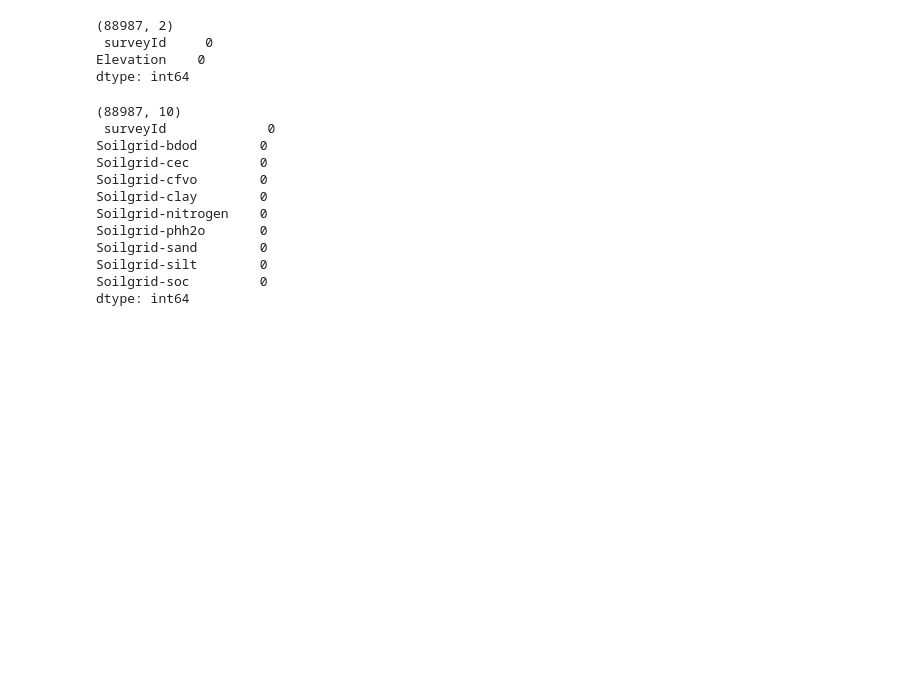
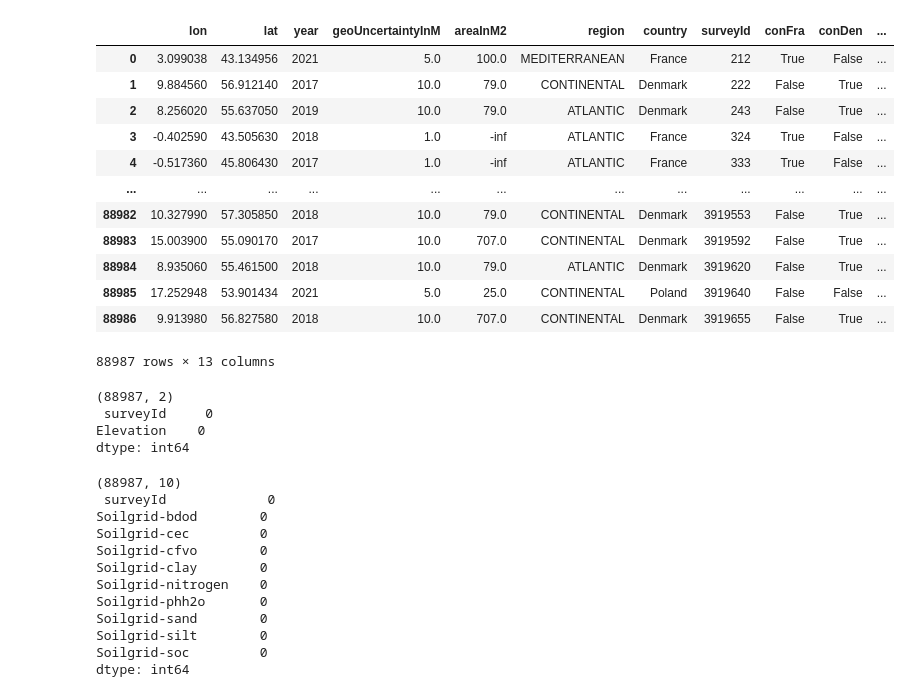
Before and after one commit to gtikhonov/geolifeclef, a Jupyter notebook: prithvi/exploration.ipynb, the cells around one changed output. Saved outputs shown, nothing was run; the diff lists cells and outputs as text; code cells hidden in the pictures; blank space fills up the shorter version.

```diff
--- a/prithvi/exploration.ipynb
+++ b/prithvi/exploration.ipynb
@@ -21,10 +21,31 @@ train_metadata['speciesId'] = train_metadata['speciesId'].astype(int)
 train_label_dict = train_metadata.groupby('surveyId')['speciesId'].apply(list).to_dict()
 train_metadata = train_metadata.drop_duplicates(subset="surveyId").reset_index(drop=True).drop('speciesId', axis=1)
 train_metadata['areaInM2'].fillna((train_metadata['areaInM2'].mean()), inplace=True)
+train_metadata["conFra"] = train_metadata["country"] == "France"
+train_metadata["conDen"] = train_metadata["country"] == "Denmark"
+train_metadata["conNet"] = train_metadata["country"] == "Netherlands"
+train_metadata["conIta"] = train_metadata["country"] == "Italy"
+train_metadata["conOther"] = ~train_metadata["country"].isin(["France","Denmark","Netherlands","Italy"])
 train_elevation = pd.read_csv(os.path.join(path_data, "EnvironmentalValues", "Elevation", "GLC25-PA-train-elevation.csv"))
 train_elevation['Elevation'].fillna((train_elevation['Elevation'].mean()), inplace=True)
 train_soil = pd.read_csv(os.path.join(path_data, "EnvironmentalValues", "SoilGrids", "GLC25-PA-train-soilgrids.csv"))
-meta_columns = ["areaInM2", "Elevation"]
+meta_columns = ["areaInM2", "Elevation", "conFra", "conDen", "conNet", "conIta", "conOther"]
+# %%
+train_metadata
+# %% [output]
+|  | lon | lat | year | geoUncertaintyInM | areaInM2 | region | country | surveyId | conFra | conDen | ... |
+| 0 | 3.099038 | 43.134956 | 2021 | 5.0 | 100.0 | MEDITERRANEAN | France | 212 | True | False | ... |
+| 1 | 9.884560 | 56.912140 | 2017 | 10.0 | 79.0 | CONTINENTAL | Denmark | 222 | False | True | ... |
+| 2 | 8.256020 | 55.637050 | 2019 | 10.0 | 79.0 | ATLANTIC | Denmark | 243 | False | True | ... |
+| 3 | -0.402590 | 43.505630 | 2018 | 1.0 | -inf | ATLANTIC | France | 324 | True | False | ... |
+| 4 | -0.517360 | 45.806430 | 2017 | 1.0 | -inf | ATLANTIC | France | 333 | True | False | ... |
+| ... | ... | ... | ... | ... | ... | ... | ... | ... | ... | ... | ... |
+| 88982 | 10.327990 | 57.305850 | 2018 | 10.0 | 79.0 | CONTINENTAL | Denmark | 3919553 | False | True | ... |
+| 88983 | 15.003900 | 55.090170 | 2017 | 10.0 | 707.0 | CONTINENTAL | Denmark | 3919592 | False | True | ... |
+| 88984 | 8.935060 | 55.461500 | 2018 | 10.0 | 79.0 | ATLANTIC | Denmark | 3919620 | False | True | ... |
+| 88985 | 17.252948 | 53.901434 | 2021 | 5.0 | 25.0 | CONTINENTAL | Poland | 3919640 | False | False | ... |
+| 88986 | 9.913980 | 56.827580 | 2018 | 10.0 | 707.0 | CONTINENTAL | Denmark | 3919655 | False | True | ... |
+88987 rows × 13 columns
 # %%
 train_elevation = pd.read_csv(os.path.join(path_data, "EnvironmentalValues", "Elevation", "GLC25-PA-train-elevation.csv"))
 train_elevation['Elevation'].fillna((train_elevation['Elevation'].mean()), inplace=True)
```
Also changed, not shown: parts of 7 cells of this notebook, 1 other file.
